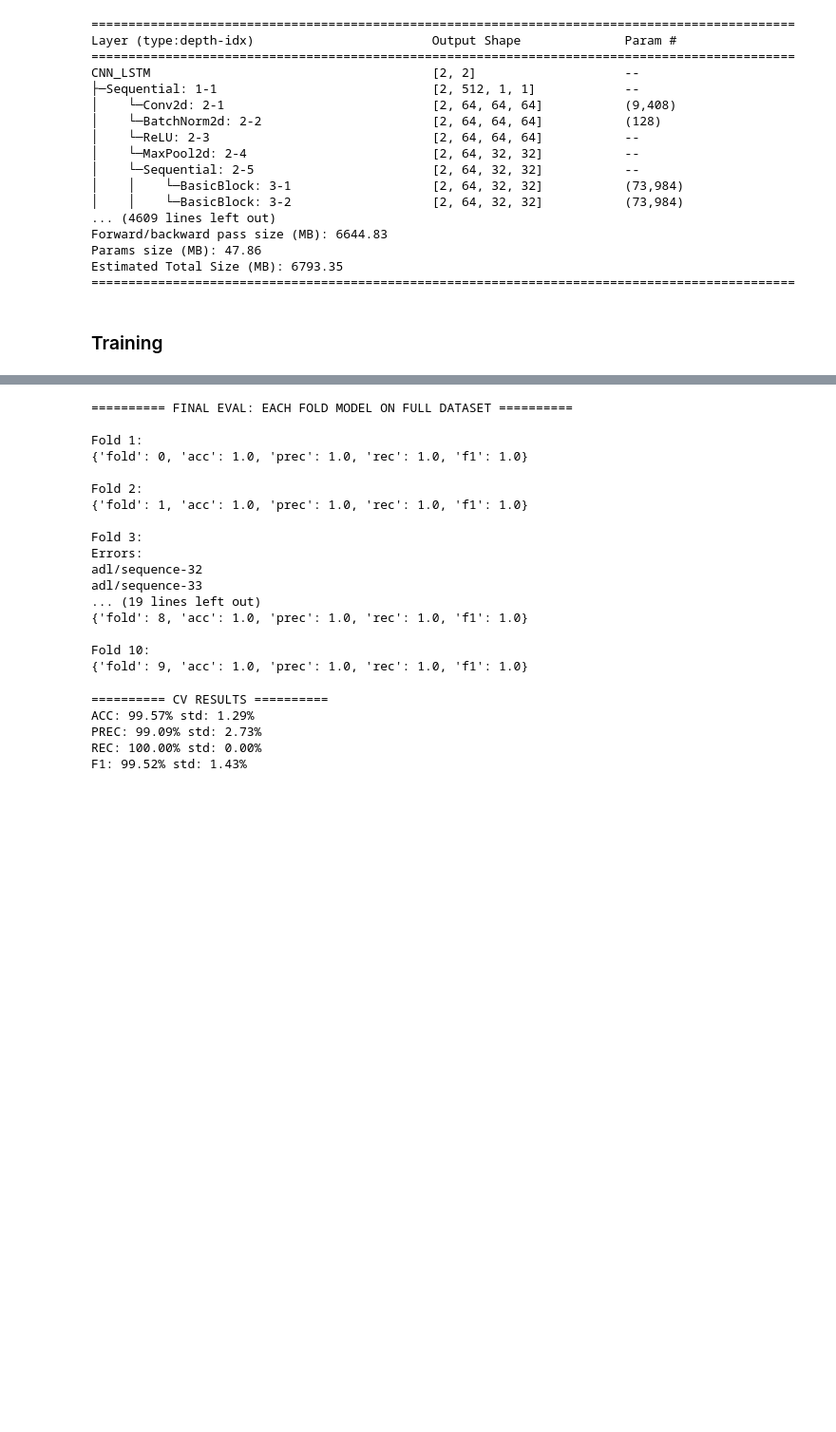
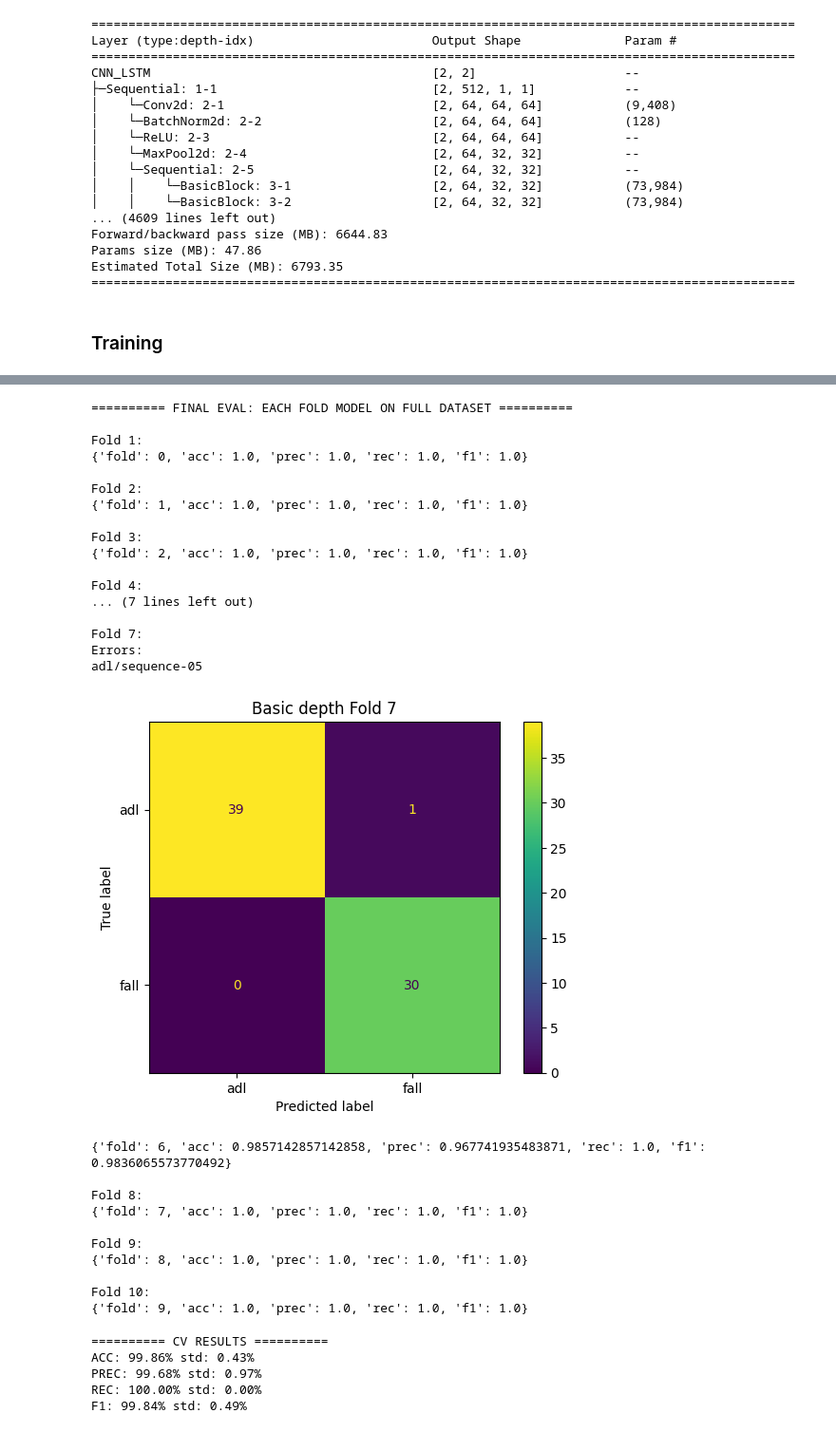
Before and after one commit to Ilvondir/ur-fall-depth-map-processing-methods-comparison, a Jupyter notebook: 0002_processing_depth_maps/01_basic_depth_map.ipynb, the cells around one changed output, grey strips where cells are left out. Shown at 95% size. Cells and saved outputs as stored; diff of their text form; code cells hidden in the pictures; blank space fills up the shorter version.

```diff
--- a/0002_processing_depth_maps/01_basic_depth_map.ipynb
+++ b/0002_processing_depth_maps/01_basic_depth_map.ipynb
@@ -119,6 +119,10 @@ class VideoDataset(torch.utils.data.Dataset):
 # %%
 transform = transforms.Compose([
     transforms.ToTensor(),
+    transforms.Normalize(
+        mean=[0.485, 0.456, 0.406],
+        std=[0.229, 0.224, 0.225]
+    )
 ])
 
 dataset = VideoDataset(out_root, transform)
@@ -462,40 +466,61 @@ for fold in range(num_folds):
 
             all_preds.extend(preds.cpu().numpy())
             all_labels.extend(y.cpu().numpy())
 
     if error_fragments:
         print("Errors:")
         for f in error_fragments:
             print(f)
 
+        cm = confusion_matrix(all_labels, all_preds)
+        disp = ConfusionMatrixDisplay(
+            confusion_matrix=cm,
+            display_labels=['adl', 'fall']
+        )
+
+        disp.plot()
+        plt.title(f'Basic depth Fold {fold+1}')
+        plt.show()
+
     metrics = {
         'fold': fold,
         'acc': accuracy_score(all_labels, all_preds),
         'prec': precision_score(all_labels, all_preds, average='binary'),
         'rec': recall_score(all_labels, all_preds, average='binary'),
         'f1': f1_score(all_labels, all_preds, average='binary'),
     }
 
     final_results.append(metrics)
     print(metrics)
 # %% [output]
 ========== FINAL EVAL: EACH FOLD MODEL ON FULL DATASET ==========
 
 Fold 1:
 {'fold': 0, 'acc': 1.0, 'prec': 1.0, 'rec': 1.0, 'f1': 1.0}
 
 Fold 2:
 {'fold': 1, 'acc': 1.0, 'prec': 1.0, 'rec': 1.0, 'f1': 1.0}
 
 Fold 3:
+{'fold': 2, 'acc': 1.0, 'prec': 1.0, 'rec': 1.0, 'f1': 1.0}
+
+Fold 4:
+... (7 lines left out)
+
+Fold 7:
 Errors:
-adl/sequence-32
-adl/sequence-33
-... (19 lines left out)
-{'fold': 8, 'acc': 1.0, 'prec': 1.0, 'rec': 1.0, 'f1': 1.0}
-
-Fold 10:
-{'fold': 9, 'acc': 1.0, 'prec': 1.0, 'rec': 1.0, 'f1': 1.0}
+adl/sequence-05
+[figure, added]
+{'fold': 6, 'acc': 0.9857142857142858, 'prec': 0.967741935483871, 'rec': 1.0, 'f1': 0.9836065573770492}
+
+Fold 8:
+{'fold': 7, 'acc': 1.0, 'prec': 1.0, 'rec': 1.0, 'f1': 1.0}
+
+Fold 9:
+{'fold': 8, 'acc': 1.0, 'prec': 1.0, 'rec': 1.0, 'f1': 1.0}
+
+Fold 10:
+{'fold': 9, 'acc': 1.0, 'prec': 1.0, 'rec': 1.0, 'f1': 1.0}
 # %%
 print('\n========== CV RESULTS ==========')
 
@@ -509,7 +534,7 @@ for metric in final_results[0].keys():
     )
 # %% [output]
 ========== CV RESULTS ==========
-ACC: 99.57% std: 1.29%
-PREC: 99.09% std: 2.73%
+ACC: 99.86% std: 0.43%
+PREC: 99.68% std: 0.97%
 REC: 100.00% std: 0.00%
-F1: 99.52% std: 1.43%
+F1: 99.84% std: 0.49%
```
Also changed, not shown: parts of 2 cells of this notebook, 2 other files.
